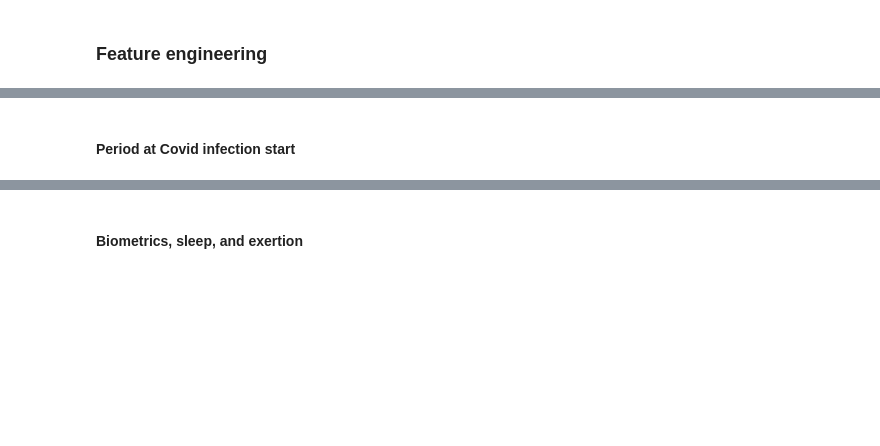
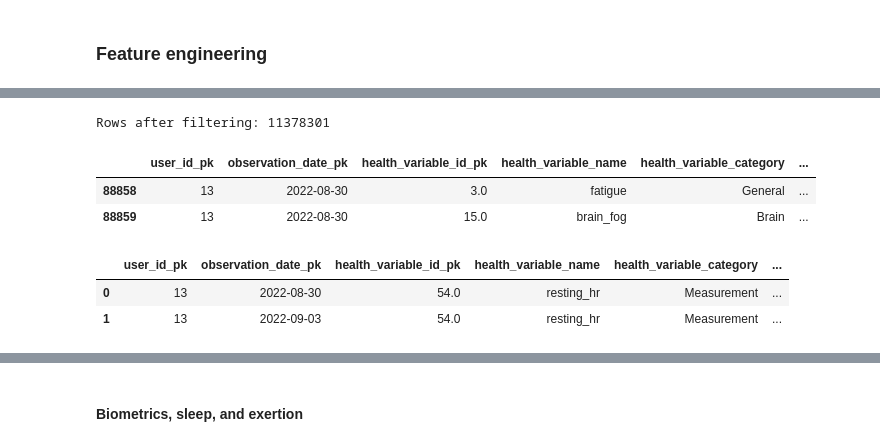
Before and after one commit to rmr284/Reinfections_Visible, a Jupyter notebook: data_preprocessing_noninf.ipynb, the cells around one changed output, grey strips where cells are left out. Cells and saved outputs as stored; diff of their text form; code cells hidden in the pictures; blank space fills up the shorter version.

```diff
--- a/data_preprocessing_noninf.ipynb
+++ b/data_preprocessing_noninf.ipynb
@@ -1025,0 +1034,9 @@ def prepare_metrics_noninf(df, target_types, experience_flag=False, metric_type=
+# %%
+participant_infections = model_df_no_dupes[['user_id_pk', 'infection_episode']].drop_duplicates().merge(
+    infection_df_final[['user_id_pk', 'observation_date_pk', 'infection_episode', 'beg_of_covid_infection']], how='left', on=['user_id_pk', 'infection_episode'])
+participant_infections = participant_infections[participant_infections['beg_of_covid_infection']==1].sort_values(
+    'observation_date_pk').drop_duplicates('user_id_pk', keep='first')
+participant_infections = participant_infections.rename(columns={'observation_date_pk':'infection_start_date'}).drop('beg_of_covid_infection', axis=1)
+
+print(len(participant_infections))
+participant_infections.head(2)
@@ -1026,18 +1060,38 @@ def prepare_metrics_noninf(df, target_types, experience_flag=False, metric_type=
+# %%
+import gc
+
+# Map infection date directly — no merge needed
+combined_slim['infection_start_date'] = combined_slim['user_id_pk'].map(infection_lookup)
+
+# Filter immediately before the full frame sits in memory
+combined_df_noninf = combined_slim[
+    combined_slim['infection_start_date'].isna() |
+    (combined_slim['observation_date_pk'] < combined_slim['infection_start_date'])
+].drop(columns=['infection_start_date'])
+
+del combined_slim
+gc.collect()
+
+print(f"Rows after filtering: {len(combined_df_noninf)}")
+# %% [output]
+Rows after filtering: 11378301
+# %%
+combined_df_noninf = combined_df_noninf[[
+    'user_id_pk', 'observation_date_pk', 'health_variable_id_pk', 'health_variable_name', 'health_variable_category', 'health_variable_type', 'observation_value']]
+combined_df_noninf['health_variable'] = np.where(combined_df_noninf['health_variable_type']=='Funcap', 'funcap_score', combined_df_noninf['health_variable_name'])
+combined_df_noninf.head(2)
+# %% [output]
+|  | user_id_pk | observation_date_pk | health_variable_id_pk | health_variable_name | health_variable_category | ... |
+| 88858 | 13 | 2022-08-30 | 3.0 | fatigue | General | ... |
+| 88859 | 13 | 2022-08-30 | 15.0 | brain_fog | Brain | ... |
 # %%
-combined_df_noninf = combined_df.merge(
-    infection_df_final[['user_id_pk', 'observation_date_pk', 'infection_episode', 'covid_infection_phase']],
-    on=['user_id_pk', 'observation_date_pk'],
-    how='outer'
-)
-combined_df_noninf = combined_df_noninf[combined_df_noninf['infection_episode'].isnull()].drop(['infection_episode', 'covid_infection_phase'], axis=1)[[
-    'user_id_pk', 'observation_date_pk', 'health_variable_id_pk', 'health_variable_name', 'health_variable_category', 'health_variable_type', 'observation_value']]
-combined_df_noninf['health_variable'] = combined_df_noninf.apply(
-    lambda row: 'funcap_score' if row['health_variable_type'] == 'Funcap' else row['health_variable_name'], axis=1
-)
-
 user_episode_hv_noninf = combined_df_noninf.groupby(['user_id_pk', 'health_variable_id_pk', 'health_variable_name'], as_index=False).agg(
     symp_score=('observation_value','sum')).sort_values(['user_id_pk', 'symp_score'], ascending = [True, False]).drop_duplicates(
         ['user_id_pk', 'health_variable_name']).drop(columns=['symp_score', 'health_variable_name'])
 combined_df_noninf_no_dupes = combined_df_noninf.merge(user_episode_hv_noninf, how='right', on=['user_id_pk', 'health_variable_id_pk'])
 
 combined_df_noninf_no_dupes.head(2)
+# %% [output]
+|  | user_id_pk | observation_date_pk | health_variable_id_pk | health_variable_name | health_variable_category | ... |
+| 0 | 13 | 2022-08-30 | 54.0 | resting_hr | Measurement | ... |
+| 1 | 13 | 2022-09-03 | 54.0 | resting_hr | Measurement | ... |
@@ -1085,2 +1097,0 @@ def prepare_metrics(df, target_types, exclude_phase, experience_flag=False, metr
-# %% [markdown]
-#### Period at Covid infection start
```
Also changed, not shown: parts of 20 cells of this notebook.
